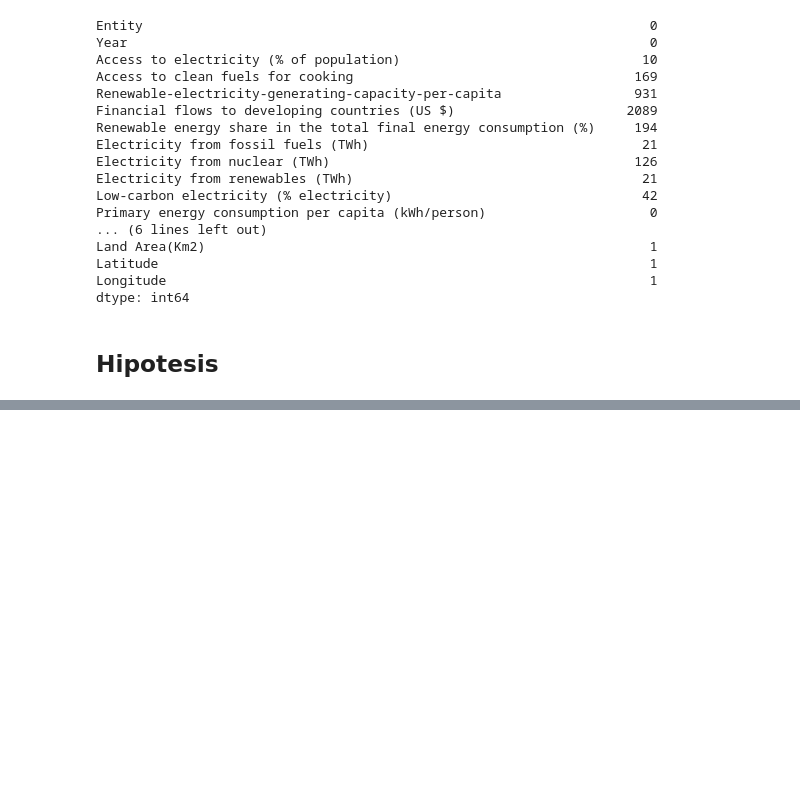
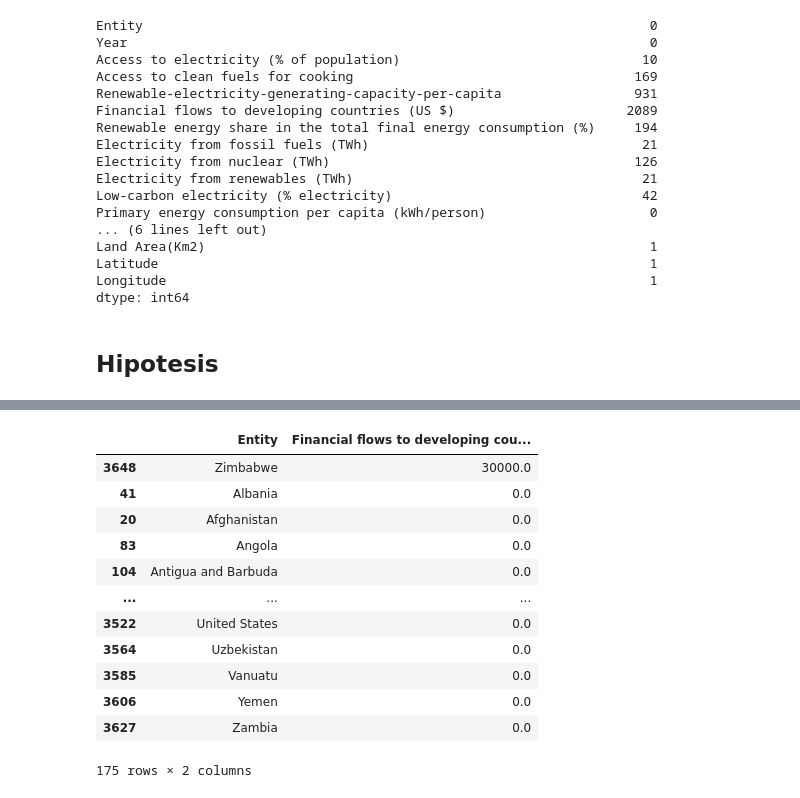
Before and after one commit to Leireal/ENERGIA, a Jupyter notebook: sustainable_energy.ipynb, the cells around one changed output, grey strips where cells are left out. Cells and saved outputs as stored; diff of their text form; code cells hidden in the pictures; blank space fills up the shorter version.

```diff
--- a/sustainable_energy.ipynb
+++ b/sustainable_energy.ipynb
@@ -187,0 +273,20 @@ Relación entre “Renewable energy share in the total final energy consumption
+# %%
+df_2020 = df_energy_limpio[df_energy_limpio["Year"] == 2020]
+
+# Seleccionar columnas necesarias
+result = df_2020[["Entity", "Financial flows to developing countries (US dolar)"]].sort_values(by="Financial flows to developing countries (US dolar)", ascending=False)
+result
+# %% [output]
+|  | Entity | Financial flows to developing cou... |
+| 3648 | Zimbabwe | 30000.0 |
+| 41 | Albania | 0.0 |
+| 20 | Afghanistan | 0.0 |
+| 83 | Angola | 0.0 |
+| 104 | Antigua and Barbuda | 0.0 |
+| ... | ... | ... |
+| 3522 | United States | 0.0 |
+| 3564 | Uzbekistan | 0.0 |
+| 3585 | Vanuatu | 0.0 |
+| 3606 | Yemen | 0.0 |
+| 3627 | Zambia | 0.0 |
+175 rows × 2 columns
```
Also changed, not shown: parts of 11 cells of this notebook, 1 other file.
